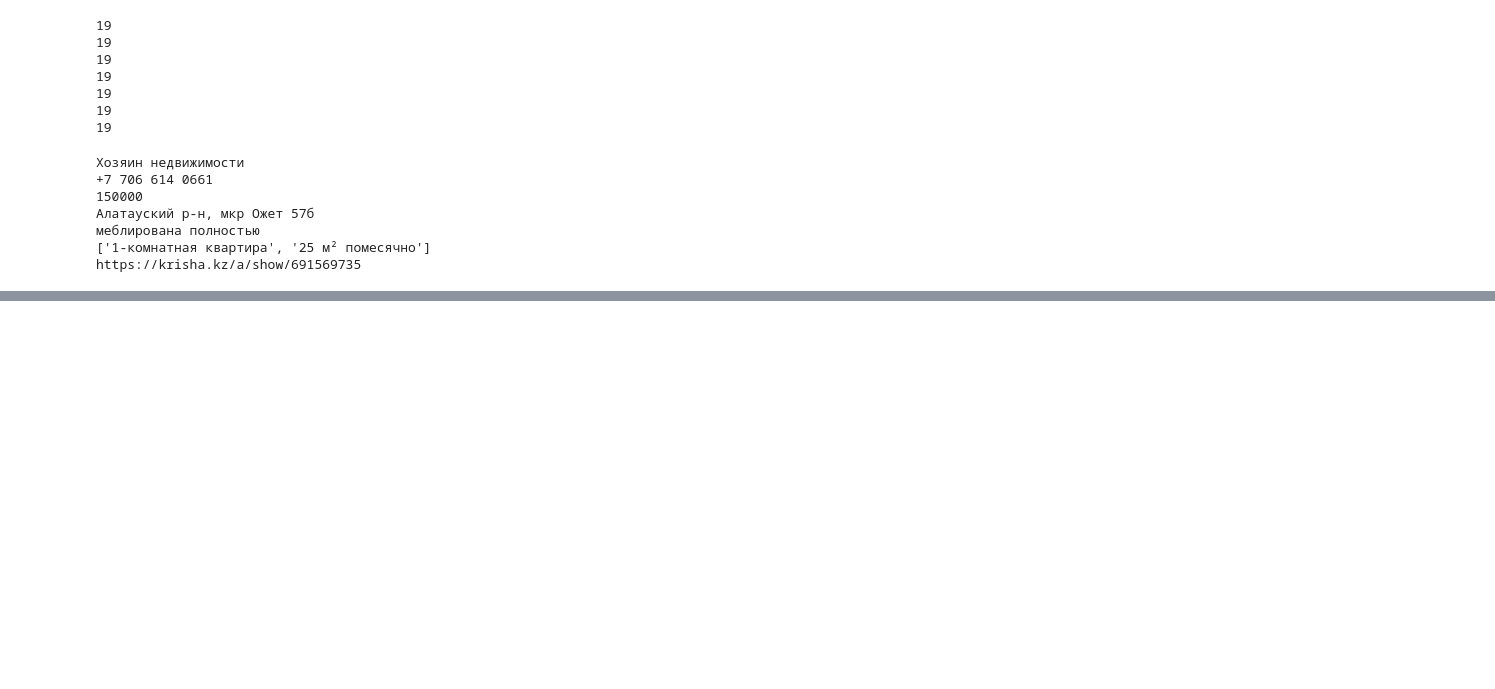
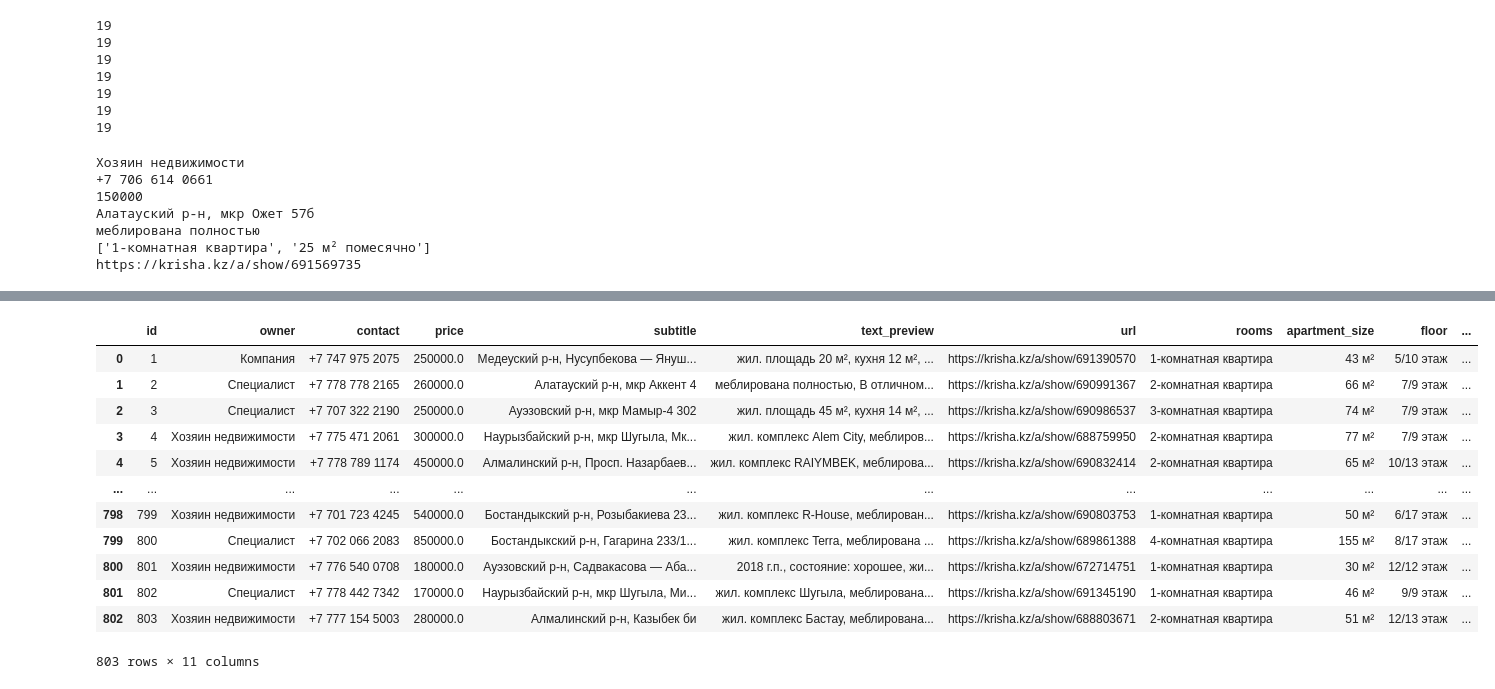
Before and after one commit to NortherNomad/krizha_parser, a Jupyter notebook: scrap.ipynb, the cells around one changed output, grey strips where cells are left out. Saved outputs shown, nothing was run; the diff lists cells and outputs as text; code cells hidden in the pictures; blank space fills up the shorter version.

```diff
--- a/scrap.ipynb
+++ b/scrap.ipynb
@@ -574,0 +617,5 @@ insert_values(all_owners, all_contacts, all_prices, all_subtitles, all_text_prev
+# %%
+df["floor"] = [j.split("этаж")[0][2:-1] + " этаж" for j in [i.split(",")[-1] for i in df.title]]
+# %%
+df["rent"] = [j.split("этаж")[-1][1:-2] for j in [i.split(",")[-1] for i in df.title]]
+df.rent[:15]
@@ -574,0 +639,4 @@ insert_values(all_owners, all_contacts, all_prices, all_subtitles, all_text_prev
+# %%
+df.drop("size", axis=1, inplace=True)
+# %%
+df.drop("title", axis=1, inplace=True)
@@ -574,0 +662,16 @@ insert_values(all_owners, all_contacts, all_prices, all_subtitles, all_text_prev
+# %%
+df
+# %% [output]
+|  | id | owner | contact | price | subtitle | text_preview | url | rooms | apartment_size | floor | ... |
+| 0 | 1 | Компания | +7 747 975 2075 | 250000.0 | Медеуский р-н, Нусупбекова — Януш... | жил. площадь 20 м², кухня 12 м², ... | https://krisha.kz/a/show/691390570 | 1-комнатная квартира | 43 м² | 5/10 этаж | ... |
+| 1 | 2 | Специалист | +7 778 778 2165 | 260000.0 | Алатауский р-н, мкр Аккент 4 | меблирована полностью, В отличном... | https://krisha.kz/a/show/690991367 | 2-комнатная квартира | 66 м² | 7/9 этаж | ... |
+| 2 | 3 | Специалист | +7 707 322 2190 | 250000.0 | Ауэзовский р-н, мкр Мамыр-4 302 | жил. площадь 45 м², кухня 14 м², ... | https://krisha.kz/a/show/690986537 | 3-комнатная квартира | 74 м² | 7/9 этаж | ... |
+| 3 | 4 | Хозяин недвижимости | +7 775 471 2061 | 300000.0 | Наурызбайский р-н, мкр Шугыла, Мк... | жил. комплекс Alem City, меблиров... | https://krisha.kz/a/show/688759950 | 2-комнатная квартира | 77 м² | 7/9 этаж | ... |
+| 4 | 5 | Хозяин недвижимости | +7 778 789 1174 | 450000.0 | Алмалинский р-н, Просп. Назарбаев... | жил. комплекс RAIYMBEK, меблирова... | https://krisha.kz/a/show/690832414 | 2-комнатная квартира | 65 м² | 10/13 этаж | ... |
+| ... | ... | ... | ... | ... | ... | ... | ... | ... | ... | ... | ... |
+| 798 | 799 | Хозяин недвижимости | +7 701 723 4245 | 540000.0 | Бостандыкский р-н, Розыбакиева 23... | жил. комплекс R-House, меблирован... | https://krisha.kz/a/show/690803753 | 1-комнатная квартира | 50 м² | 6/17 этаж | ... |
+| 799 | 800 | Специалист | +7 702 066 2083 | 850000.0 | Бостандыкский р-н, Гагарина 233/1... | жил. комплекс Terra, меблирована ... | https://krisha.kz/a/show/689861388 | 4-комнатная квартира | 155 м² | 8/17 этаж | ... |
+| 800 | 801 | Хозяин недвижимости | +7 776 540 0708 | 180000.0 | Ауэзовский р-н, Садвакасова — Аба... | 2018 г.п., состояние: хорошее, жи... | https://krisha.kz/a/show/672714751 | 1-комнатная квартира | 30 м² | 12/12 этаж | ... |
+| 801 | 802 | Специалист | +7 778 442 7342 | 170000.0 | Наурызбайский р-н, мкр Шугыла, Ми... | жил. комплекс Шугыла, меблирована... | https://krisha.kz/a/show/691345190 | 1-комнатная квартира | 46 м² | 9/9 этаж | ... |
+| 802 | 803 | Хозяин недвижимости | +7 777 154 5003 | 280000.0 | Алмалинский р-н, Казыбек би | жил. комплекс Бастау, меблирована... | https://krisha.kz/a/show/688803671 | 2-комнатная квартира | 51 м² | 12/13 этаж | ... |
+803 rows × 11 columns
```
Also changed, not shown: parts of 9 cells of this notebook.
